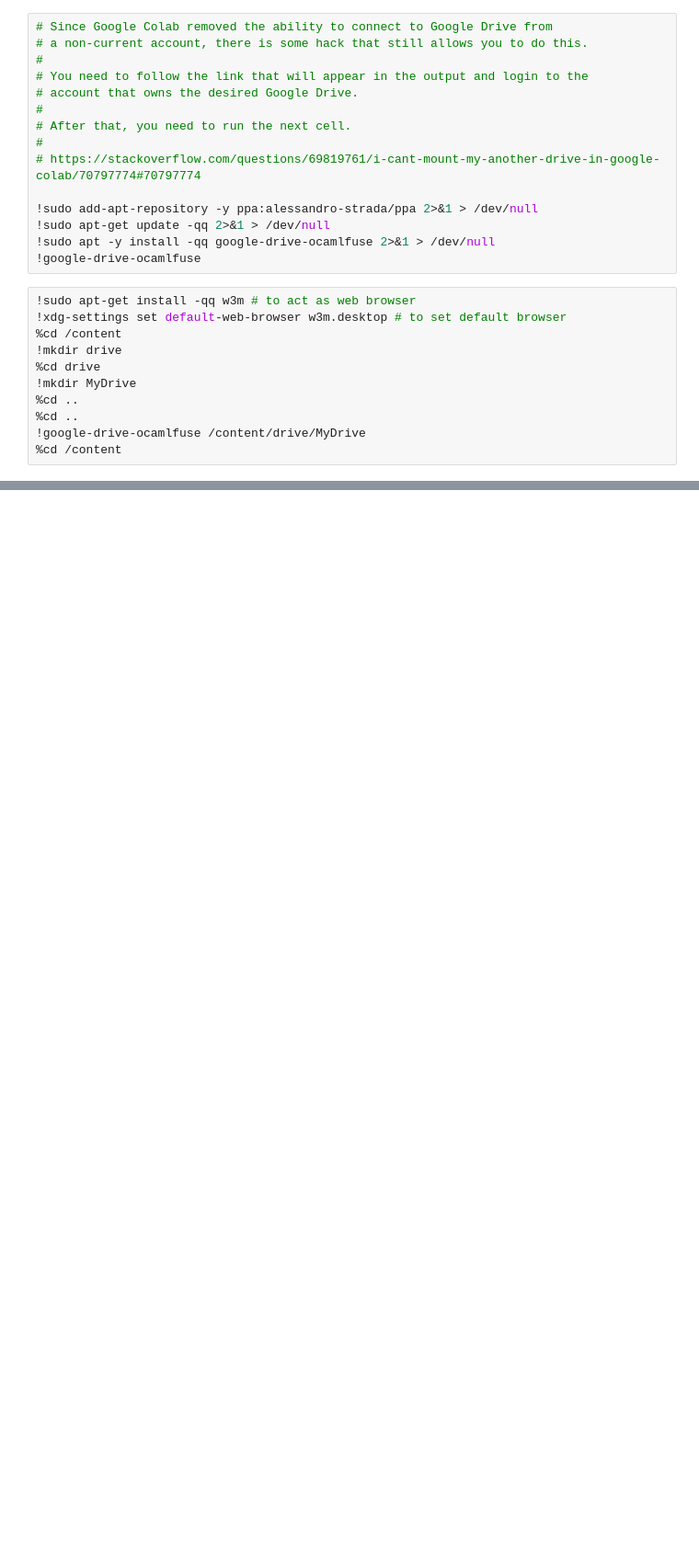
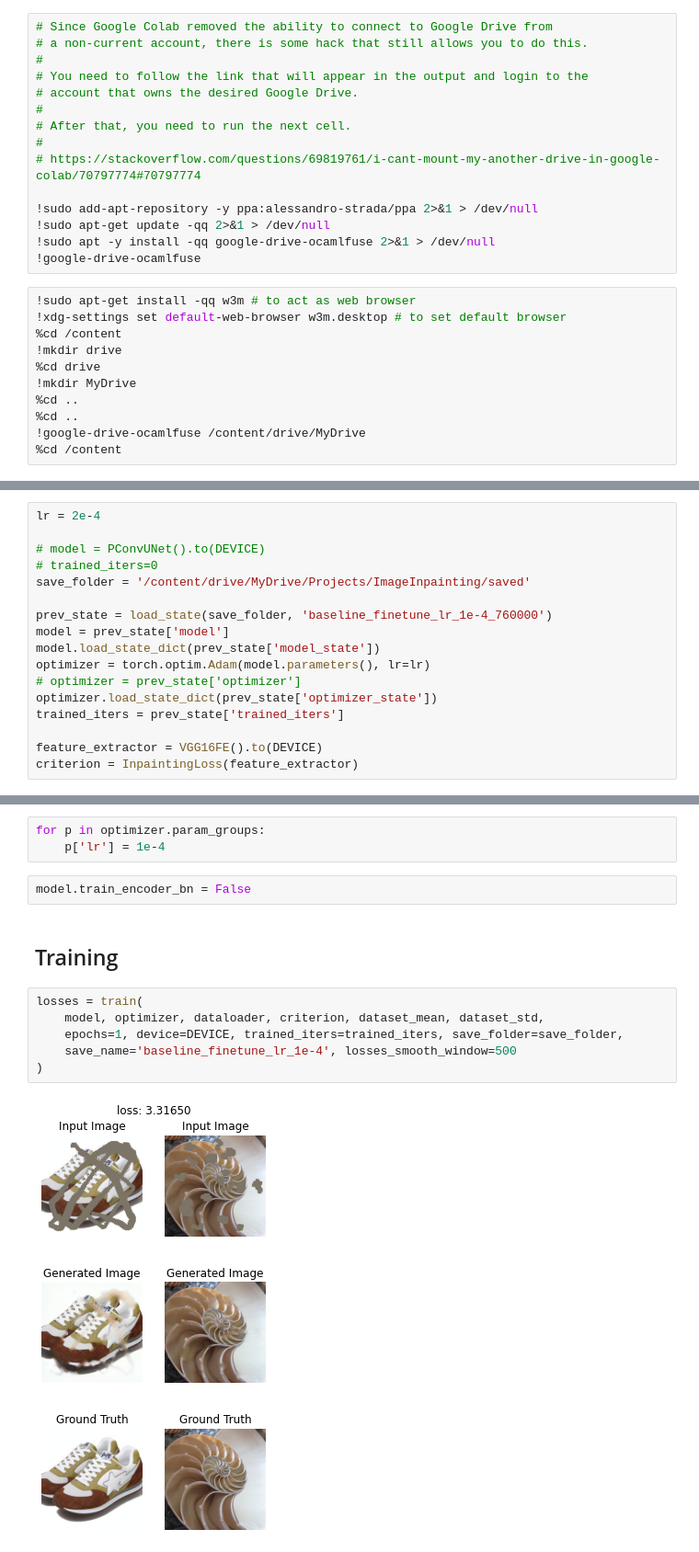
Before and after one commit to Sankek/ImageInpainting, a Jupyter notebook: training.ipynb, the cells around one changed output, grey strips where cells are left out. Shown: that part at 92% size. Saved outputs shown, nothing was run; the diff lists cells and outputs as text; blank space fills up the shorter version.

```diff
--- a/training.ipynb
+++ b/training.ipynb
@@ -45,0 +193,17 @@ DEVICE = torch.device('cuda' if torch.cuda.is_available() else 'cpu')
+# %%
+lr = 2e-4
+
+# model = PConvUNet().to(DEVICE)
+# trained_iters=0
+save_folder = '/content/drive/MyDrive/Projects/ImageInpainting/saved'
+
+prev_state = load_state(save_folder, 'baseline_finetune_lr_1e-4_760000')
+model = prev_state['model']
+model.load_state_dict(prev_state['model_state'])
+optimizer = torch.optim.Adam(model.parameters(), lr=lr)
+# optimizer = prev_state['optimizer']
+optimizer.load_state_dict(prev_state['optimizer_state'])
+trained_iters = prev_state['trained_iters']
+
+feature_extractor = VGG16FE().to(DEVICE)
+criterion = InpaintingLoss(feature_extractor)
@@ -45,0 +212,15 @@ DEVICE = torch.device('cuda' if torch.cuda.is_available() else 'cpu')
+# %%
+for p in optimizer.param_groups:
+    p['lr'] = 1e-4
+# %%
+model.train_encoder_bn = False
+# %% [markdown]
+## Training
+# %%
+losses = train(
+    model, optimizer, dataloader, criterion, dataset_mean, dataset_std,
+    epochs=1, device=DEVICE, trained_iters=trained_iters, save_folder=save_folder,
+    save_name='baseline_finetune_lr_1e-4', losses_smooth_window=500
+)
+# %% [output]
+[figure, added]
```
Also changed, not shown: parts of 12 cells of this notebook.
